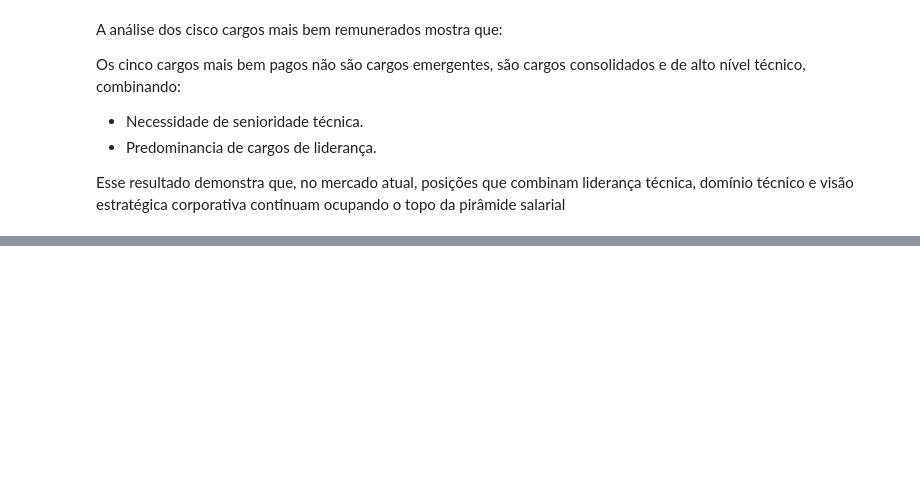
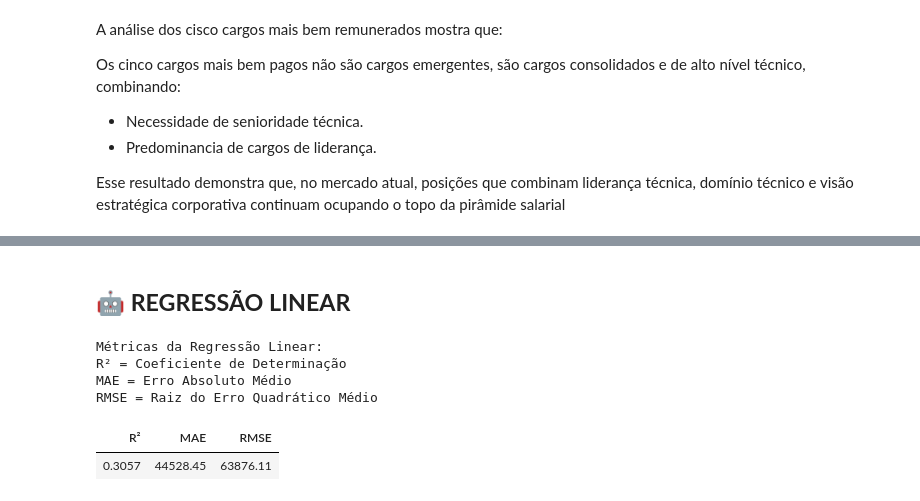
Before and after one commit to yRaffa/GS-2025-2_DataScience, a Jupyter notebook: GS-DataScience.ipynb, the cells around one changed output, grey strips where cells are left out. Saved outputs shown, nothing was run; the diff lists cells and outputs as text; code cells hidden in the pictures; blank space fills up the shorter version.

```diff
--- a/GS-DataScience.ipynb
+++ b/GS-DataScience.ipynb
@@ -594,0 +674,34 @@ Esse resultado demonstra que, no mercado atual, posições que combinam lideran
+# %% [markdown]
+## **🤖 REGRESSÃO LINEAR**
+# %%
+# Pipeline da Regressão Linear
+modelo_linear = Pipeline(steps=[
+    ('preprocess', pre_processamento),
+    ('regressor', LinearRegression())
+])
+
+modelo_linear.fit(X_treino_reg_linear, y_treino_reg_linear)
+y_pred_reg_linear = modelo_linear.predict(X_teste_reg_linear)
+r2 = r2_score(y_teste_reg_linear, y_pred_reg_linear)
+mae = mean_absolute_error(y_teste_reg_linear, y_pred_reg_linear)
+rmse = np.sqrt(mean_squared_error(y_teste_reg_linear, y_pred_reg_linear))
+
+df_metricas_reg_linear = pd.DataFrame([{
+    'R²': f'{r2:.4f}',
+    'MAE': f'{mae:.2f}',
+    'RMSE': f'{rmse:.2f}'
+}])
+
+# DataFrame das Métricas da Regressão Linear
+print('Métricas da Regressão Linear:')
+print('R² = Coeficiente de Determinação')
+print('MAE = Erro Absoluto Médio')
+print('RMSE = Raiz do Erro Quadrático Médio')
+display(df_metricas_reg_linear.style.hide(axis='index'))
+# %% [output]
+Métricas da Regressão Linear:
+R² = Coeficiente de Determinação
+MAE = Erro Absoluto Médio
+RMSE = Raiz do Erro Quadrático Médio
+| R² | MAE | RMSE |
+| 0.3057 | 44528.45 | 63876.11 |
```
Also changed, not shown: parts of 23 cells of this notebook.
